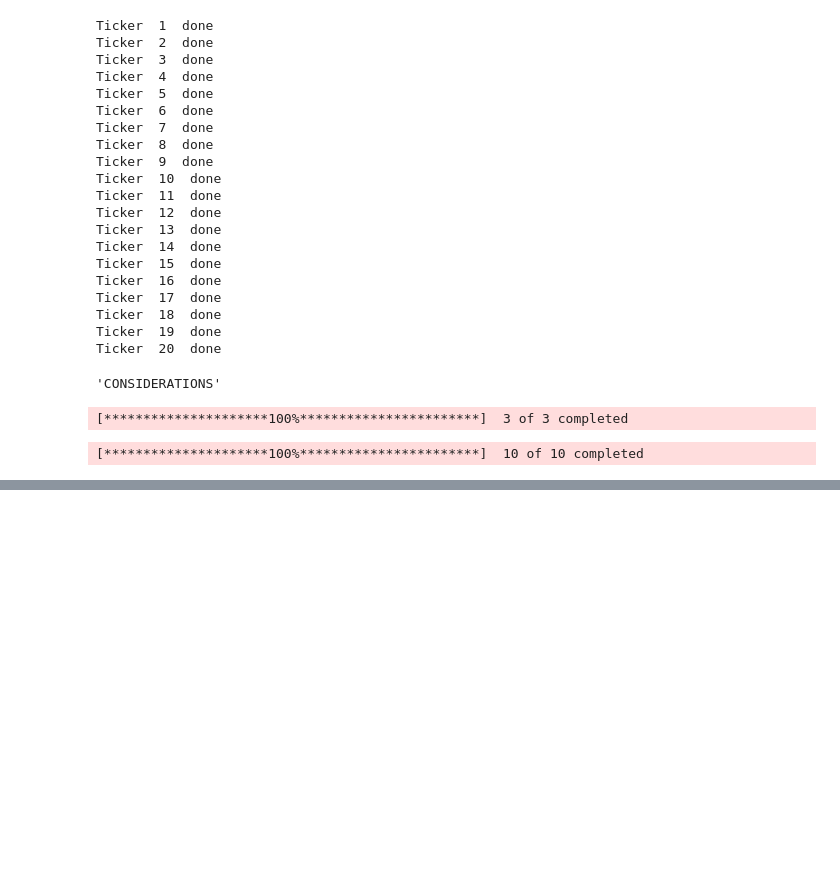
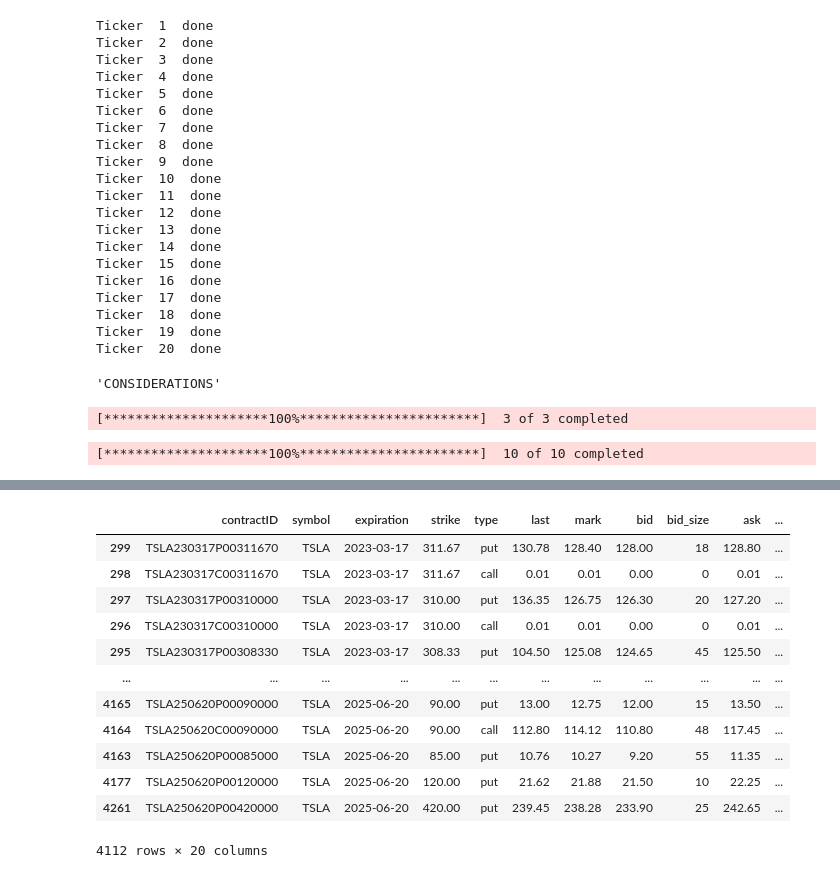
Before and after one commit to vepaan/Barclays-Option-Trading-Strategy, a Jupyter notebook: strat.ipynb, the cells around one changed output, grey strips where cells are left out. Saved outputs shown, nothing was run; the diff lists cells and outputs as text; code cells hidden in the pictures; blank space fills up the shorter version.

Commit message:
cleaning alphavantage data

```diff
--- a/strat.ipynb
+++ b/strat.ipynb
@@ -284,7 +284,10 @@ def json_to_df(json_data): #json_data should be r.json()['data']
 
 def get_data(ticker):
     mongo_data = collection.find_one({"_id": ticker})
-    return "Data not found for " + ticker if mongo_data is None else json_to_df(mongo_data['data'])
+    if mongo_data is None:
+        return "Data not found for " + ticker
+    else:
+        return json_to_df(mongo_data['data']).sort_values(by='expiration')
 # %%
 '''Now we need to compute the implied volatitlies of each ticker'''
 #We run into a problem where each option has option contracts with differing volatilities
@@ -304,0 +307,40 @@ def get_data(ticker):
+# %%
+'''Computing VIX numbers for each row in options data'''
+#Well use the above formula with a 30 day rolling window and the option data in our DB to do this
+
+#BUG => The data quality seems to be very poor as there are unrealistic striker for TSLA ($1.67)
+#So, ill clean the data by going through each needed column and dropping outliers
+#however i also need to ensure that my model works for tail events, and properly need to only remove bad data, while still keeping the tail event data
+
+#perhaps its just best to use weighted average with open interest as weights, the free data seems too poor quality
+
+def clean_data(df, cols, lower=0.01, upper=0.99):
+    for col in cols:
+        # Convert col vals to numeric coercing errors to NaN
+        df[col] = pd.to_numeric(df[col], errors='coerce')
+        # drop rows where the conversion failed (NaN values)
+        df = df[df[col].notna()]
+
+        l = df[col].quantile(lower)
+        u = df[col].quantile(upper)
+        df = df[(df[col] >= l) & (df[col] <= u)]
+    return df
+
+raw_data = get_data('TSLA')
+cleaned_data = clean_data(raw_data, ['strike', 'bid', 'ask'])
+# %%
+cleaned_data
+# %% [output]
+|  | contractID | symbol | expiration | strike | type | last | mark | bid | bid_size | ask | ... |
+| 299 | TSLA230317P00311670 | TSLA | 2023-03-17 | 311.67 | put | 130.78 | 128.40 | 128.00 | 18 | 128.80 | ... |
+| 298 | TSLA230317C00311670 | TSLA | 2023-03-17 | 311.67 | call | 0.01 | 0.01 | 0.00 | 0 | 0.01 | ... |
+| 297 | TSLA230317P00310000 | TSLA | 2023-03-17 | 310.00 | put | 136.35 | 126.75 | 126.30 | 20 | 127.20 | ... |
+| 296 | TSLA230317C00310000 | TSLA | 2023-03-17 | 310.00 | call | 0.01 | 0.01 | 0.00 | 0 | 0.01 | ... |
+| 295 | TSLA230317P00308330 | TSLA | 2023-03-17 | 308.33 | put | 104.50 | 125.08 | 124.65 | 45 | 125.50 | ... |
+| ... | ... | ... | ... | ... | ... | ... | ... | ... | ... | ... | ... |
+| 4165 | TSLA250620P00090000 | TSLA | 2025-06-20 | 90.00 | put | 13.00 | 12.75 | 12.00 | 15 | 13.50 | ... |
+| 4164 | TSLA250620C00090000 | TSLA | 2025-06-20 | 90.00 | call | 112.80 | 114.12 | 110.80 | 48 | 117.45 | ... |
+| 4163 | TSLA250620P00085000 | TSLA | 2025-06-20 | 85.00 | put | 10.76 | 10.27 | 9.20 | 55 | 11.35 | ... |
+| 4177 | TSLA250620P00120000 | TSLA | 2025-06-20 | 120.00 | put | 21.62 | 21.88 | 21.50 | 10 | 22.25 | ... |
+| 4261 | TSLA250620P00420000 | TSLA | 2025-06-20 | 420.00 | put | 239.45 | 238.28 | 233.90 | 25 | 242.65 | ... |
+4112 rows × 20 columns
```
Also changed, not shown: parts of 2 cells of this notebook.
